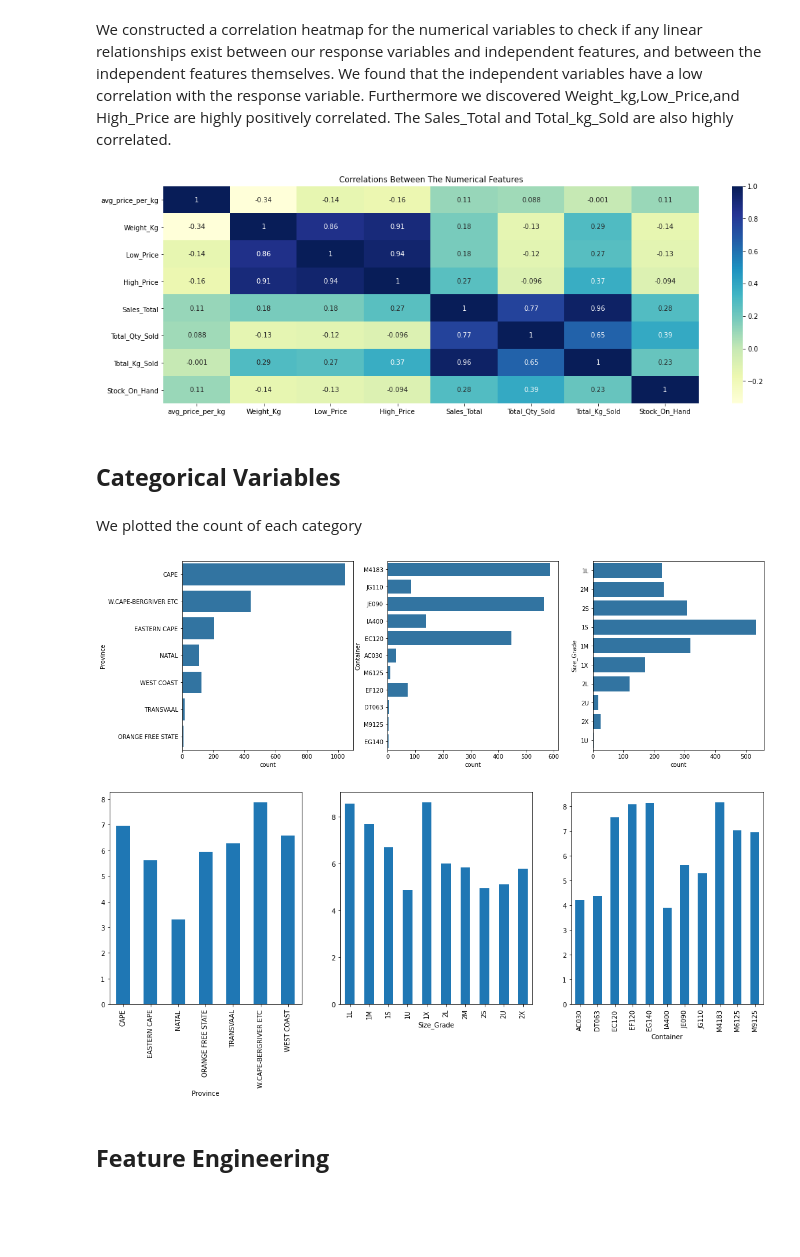
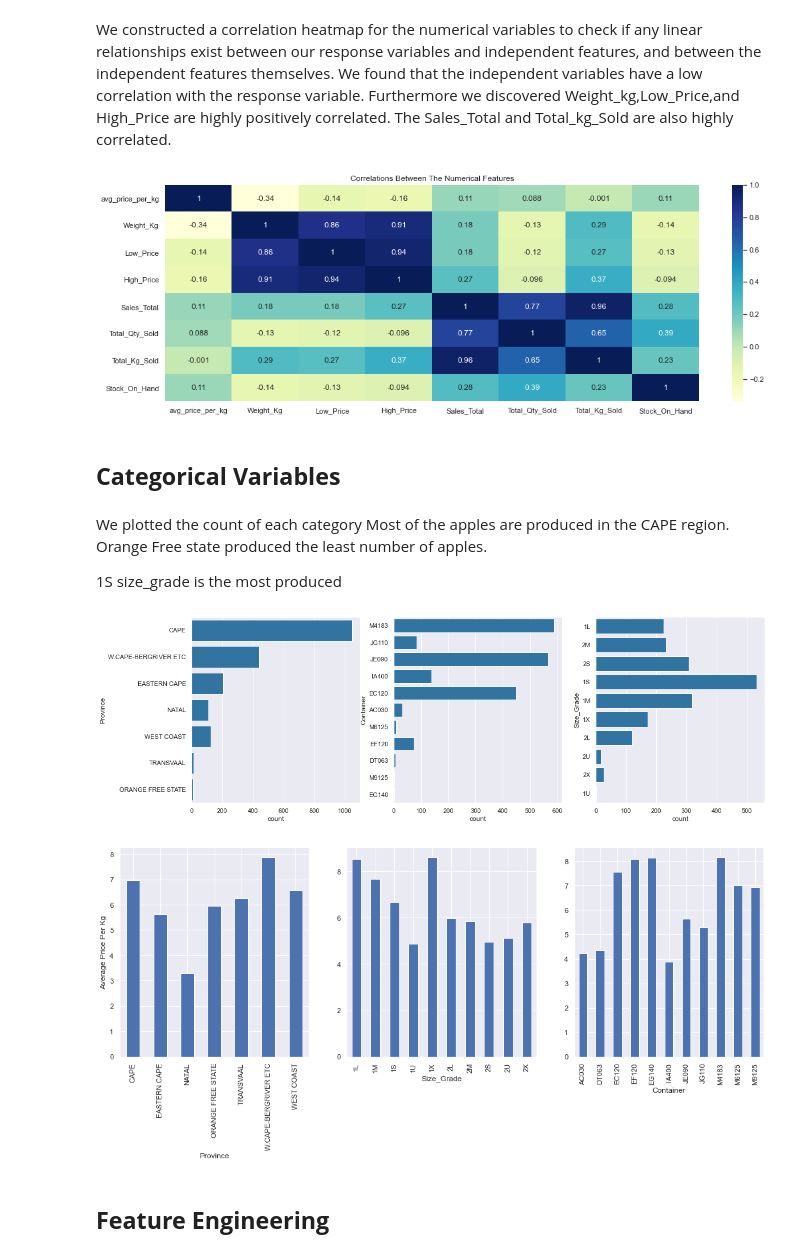
Before and after one commit to nkonyanihlulani/Team_7_regression, a Jupyter notebook: team_7.ipynb, the cells around one changed output. Saved outputs shown, nothing was run; the diff lists cells and outputs as text; code cells hidden in the pictures; blank space fills up the shorter version.

Commit message:
More visuals

```diff
--- a/team_7.ipynb
+++ b/team_7.ipynb
@@ -23,6 +23,8 @@ import numpy as np
 import matplotlib.pyplot as plt
 import math
 import seaborn as sns
+%matplotlib inline
+sns.set(color_codes=True)
 # %% [markdown]
 ## **Load Data**
 # %%
@@ -169,11 +171,14 @@ heat_map = sns.heatmap(num_df.corr(),annot=True, cmap="YlGnBu")
 heat_map.set_title('Correlations Between The Numerical Features')
 plt.show()
 # %% [output]
-[figure, old version]
+[figure, new version]
 # %% [markdown]
 ## **Categorical Variables**
-# %% [markdown]
-We plotted the count of each category
+# %% [markdown]
+We plotted the count of each category
+Most of the apples are produced in the CAPE region. Orange Free state produced the least number of apples.
+
+1S size_grade is the most produced
 # %%
 fig, axs = plt.subplots(1,3, figsize=(18, 6))
 sns.countplot(y = 'Province',data = train, ax=axs[0],color='#1f77b4')
@@ -181,4 +186,4 @@ sns.countplot(y = 'Container', ax=axs[1],data = train,color='#1f77b4')
 sns.countplot(y = 'Size_Grade', ax=axs[2],data = train,color='#1f77b4')
 plt.show()
 # %% [output]
-[figure, old version]
+[figure, new version]
@@ -185,13 +192,14 @@ plt.show()
 # %%
 fig, axs = plt.subplots(1,3, figsize=(18, 6))
 
-train.groupby(train['Province'])['avg_price_per_kg'].mean().plot(kind='bar', ax=axs[0])
+pro=train.groupby(train['Province'])['avg_price_per_kg'].mean().plot(kind='bar', ax=axs[0])
 train.groupby(train['Size_Grade'])['avg_price_per_kg'].mean().plot(kind='bar',ax=axs[1])
 train.groupby(train['Container'])['avg_price_per_kg'].mean().plot(kind='bar',ax=axs[2])
+pro.set_ylabel("Average Price Per Kg")
 
 plt.show()
 # %% [output]
-[figure, old version]
+[figure, new version]
 # %% [markdown]
 ## **Feature Engineering**
 # %% [markdown]
```
Also changed, not shown: parts of 3 cells of this notebook.
